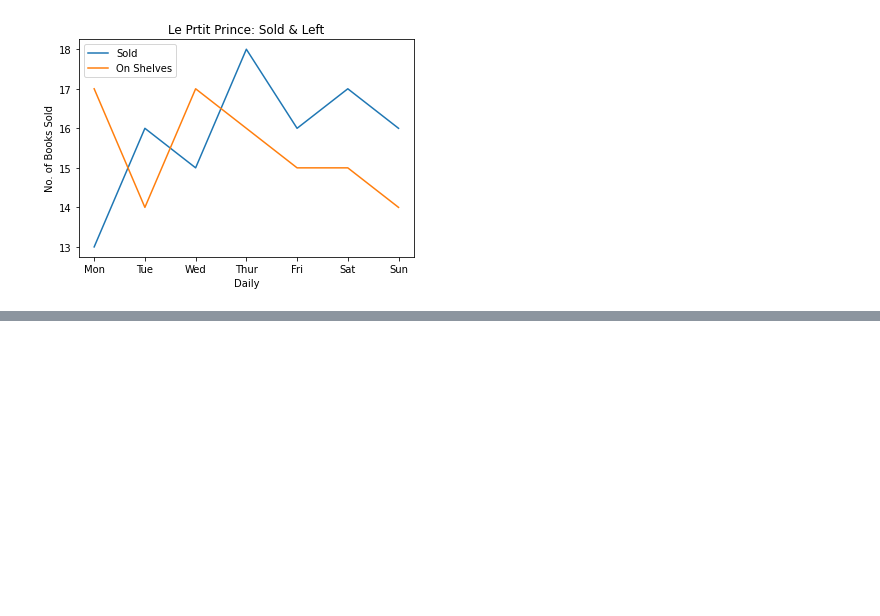
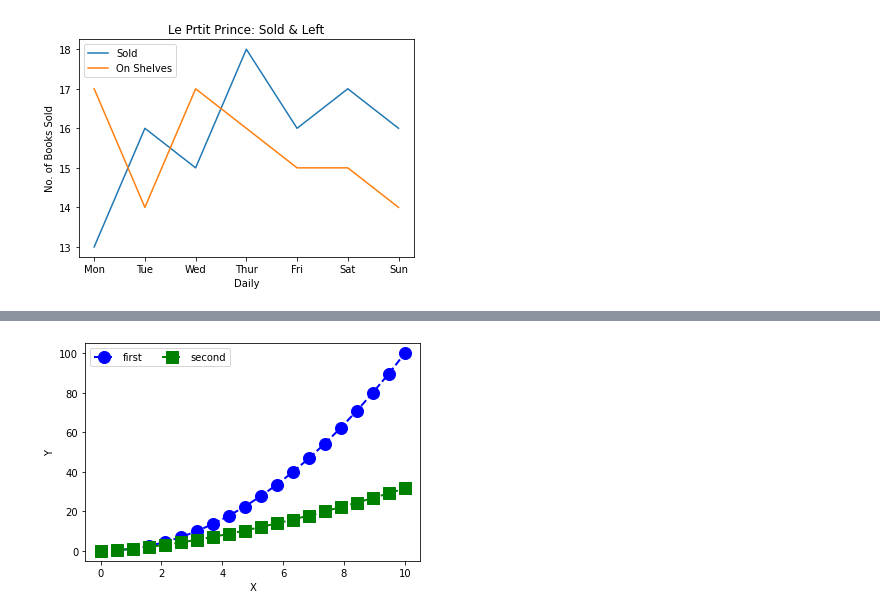
Before and after one commit to eunyeong1328/Study-Alone, a Jupyter notebook: python/BigData/NumpyPlot.ipynb, the cells around one changed output, grey strips where cells are left out. Cells and saved outputs as stored; diff of their text form; code cells hidden in the pictures; blank space fills up the shorter version.

```diff
--- a/python/BigData/NumpyPlot.ipynb
+++ b/python/BigData/NumpyPlot.ipynb
@@ -276,0 +327,17 @@ Text(0.5, 1.0, 'Le Prtit Prince: Sold & Left')
+# %%
+import matplotlib.pyplot as plt
+%matplotlib inline
+import numpy as np
+x = np.linspace(0,10,20) #0부터 5까지 10개(구간)으로 나눔->0.0,0.555,1.111,1.666,2.222......5
+y1 = x**2.0 #x의 제곱승
+y2 = x**1.5
+plt.plot(x,y1,"bo--",linewidth=2,markersize=12,label="first") #점 모양,선 굵기, 점 굵기 ,범례
+plt.plot(x,y2,"gs--",linewidth=2,markersize=12,label="second") #점 모양,선 굵기, 점 굵기 ,범례
+plt.xlabel("X")
+plt.ylabel("Y")
+plt.axis([-0.5,10.5,-5,105])
+plt.legend(loc=2,ncol=3) #범례위치, ncol는 범례를 2열로 가능
+plt.savefig("mplot.jpg") #파일저장
+plt.show()
+# %% [output]
+[figure, added]
```
Also changed, not shown: parts of 54 cells of this notebook.
